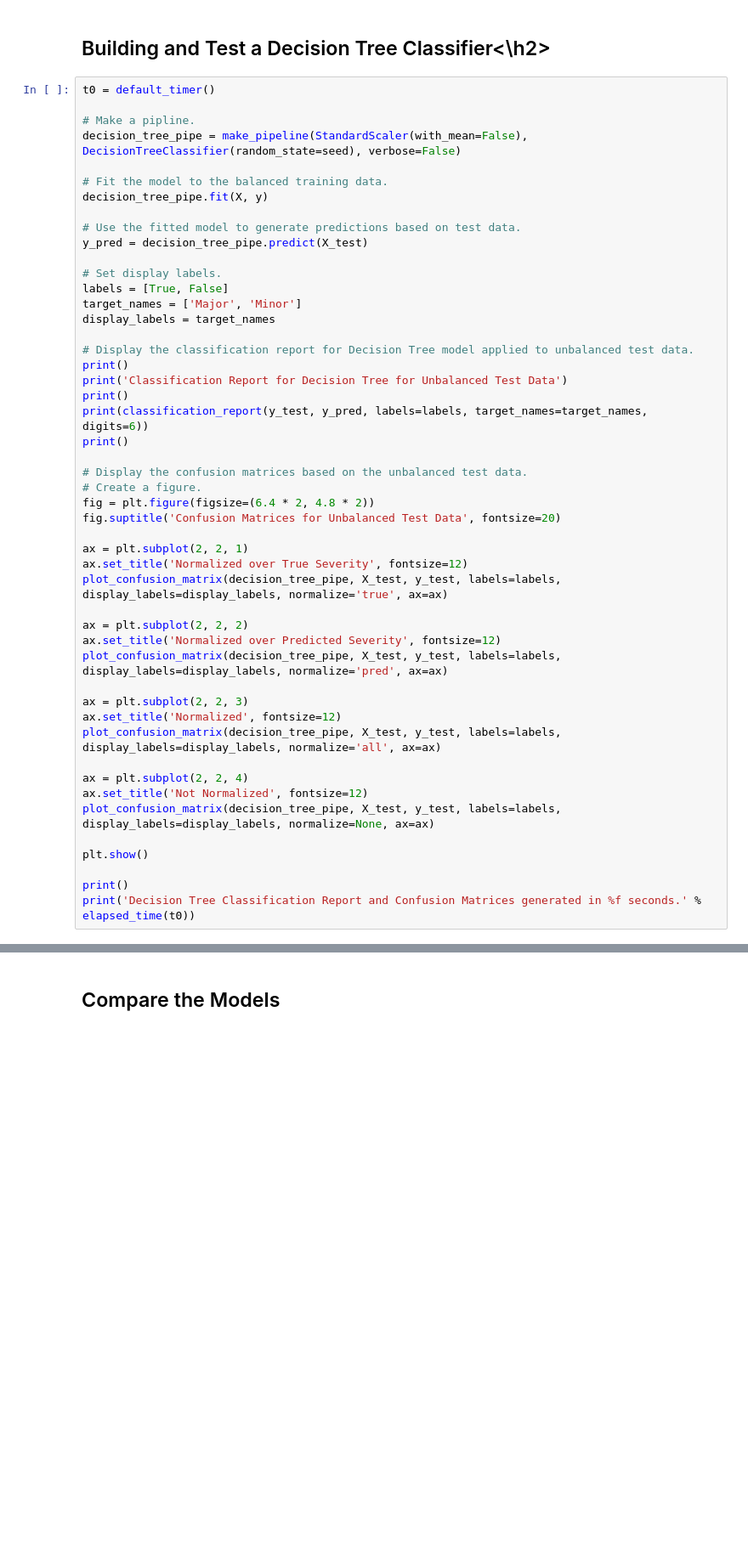
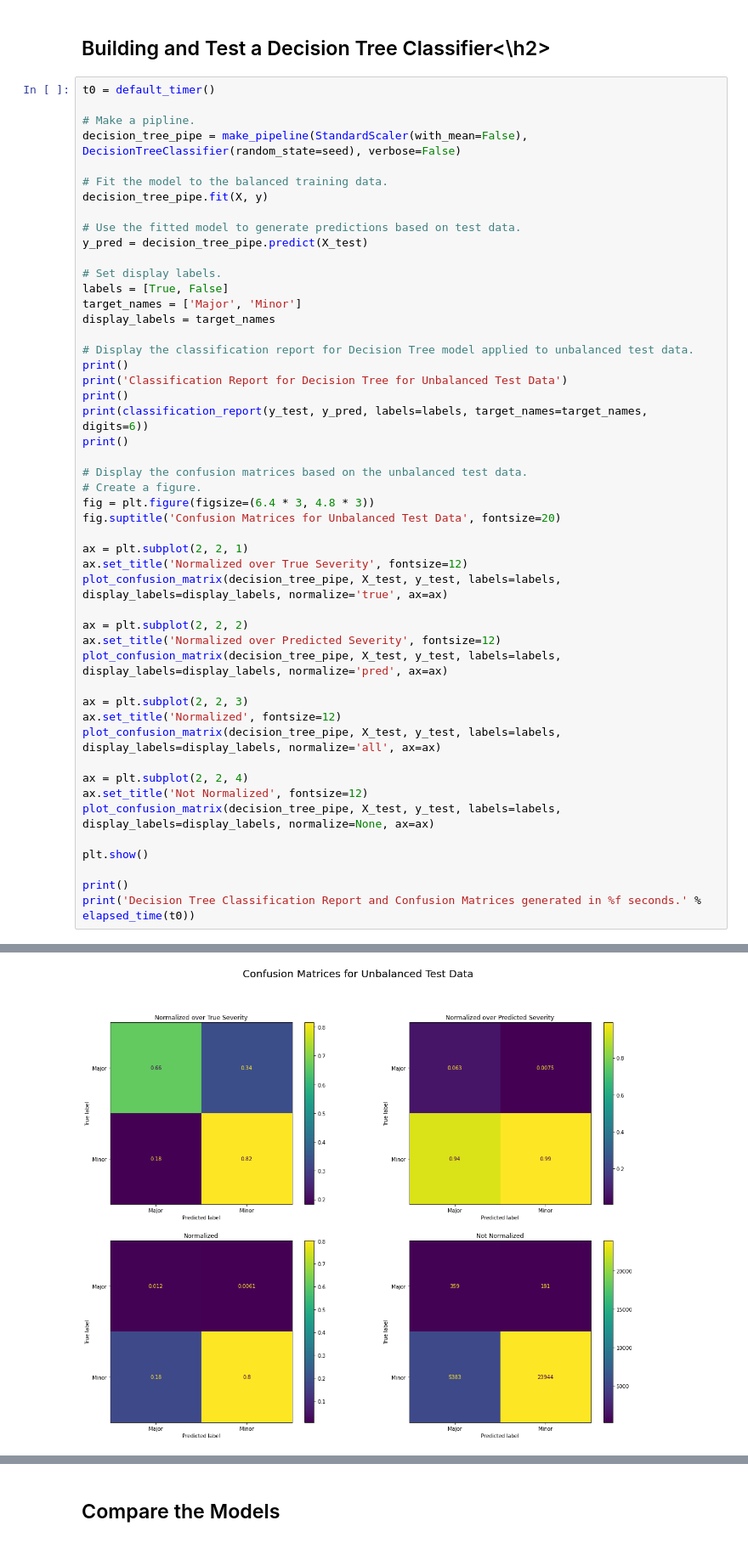
Before and after one commit to cbates79/Coursera_Capstone, a Jupyter notebook: Code for Predicting Motor Vehicle Accident Severity in Seattle, Washington.ipynb, the cells around one changed output, grey strips where cells are left out. Shown at 85% size. Cells and saved outputs as stored; diff of their text form; blank space fills up the shorter version.

```diff
--- a/Code for Predicting Motor Vehicle Accident Severity in Seattle, Washington.ipynb
+++ b/Code for Predicting Motor Vehicle Accident Severity in Seattle, Washington.ipynb
@@ -933,7 +1426,7 @@ print()
 
 # Display the confusion matrices based on the unbalanced test data.
 # Create a figure.
-fig = plt.figure(figsize=(6.4 * 2, 4.8 * 2))
+fig = plt.figure(figsize=(6.4 * 3, 4.8 * 3))
 fig.suptitle('Confusion Matrices for Unbalanced Test Data', fontsize=20)
 
 ax = plt.subplot(2, 2, 1)
@@ -956,3 +1449,4 @@ plt.show()
 
 print()
 print('Decision Tree Classification Report and Confusion Matrices generated in %f seconds.' % elapsed_time(t0))
+# %% [output]
@@ -958,0 +1463 @@ print('Decision Tree Classification Report and Confusion Matrices generated in %
+[figure, added]
```
Also changed, not shown: parts of 85 cells of this notebook.
